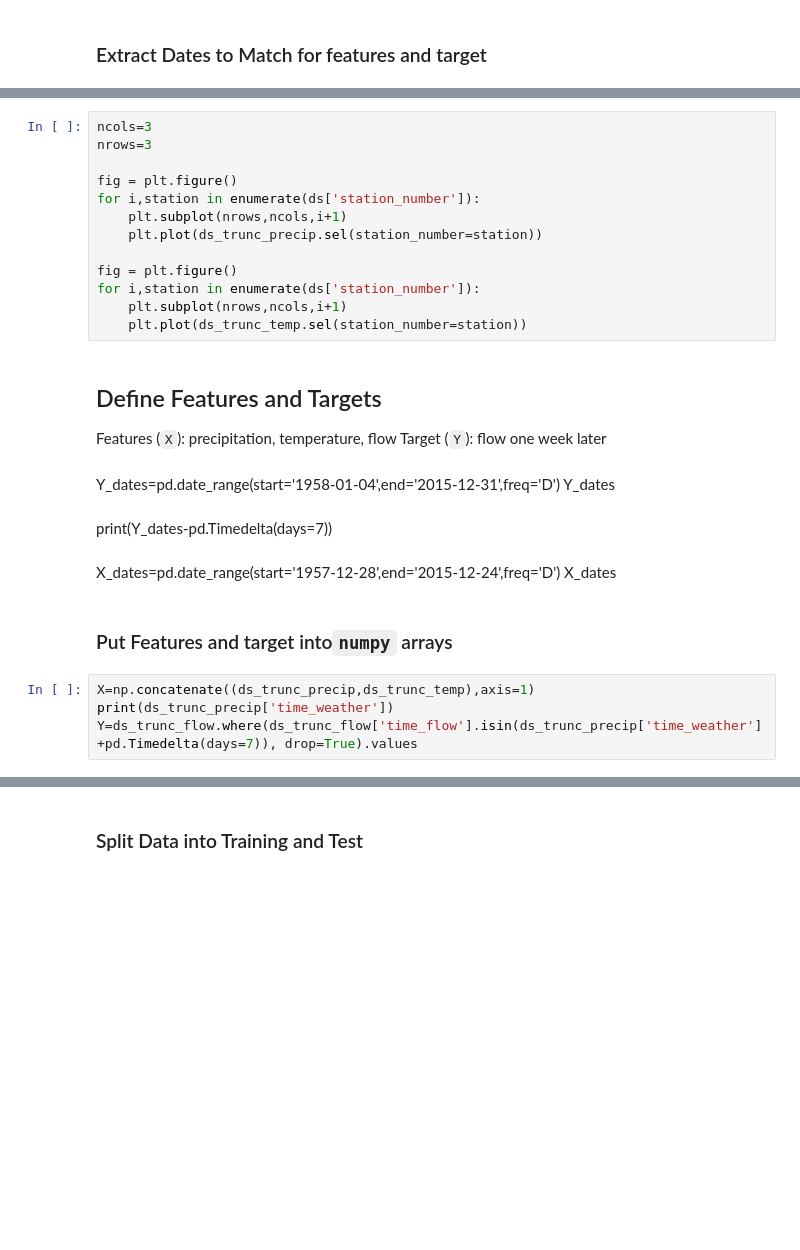
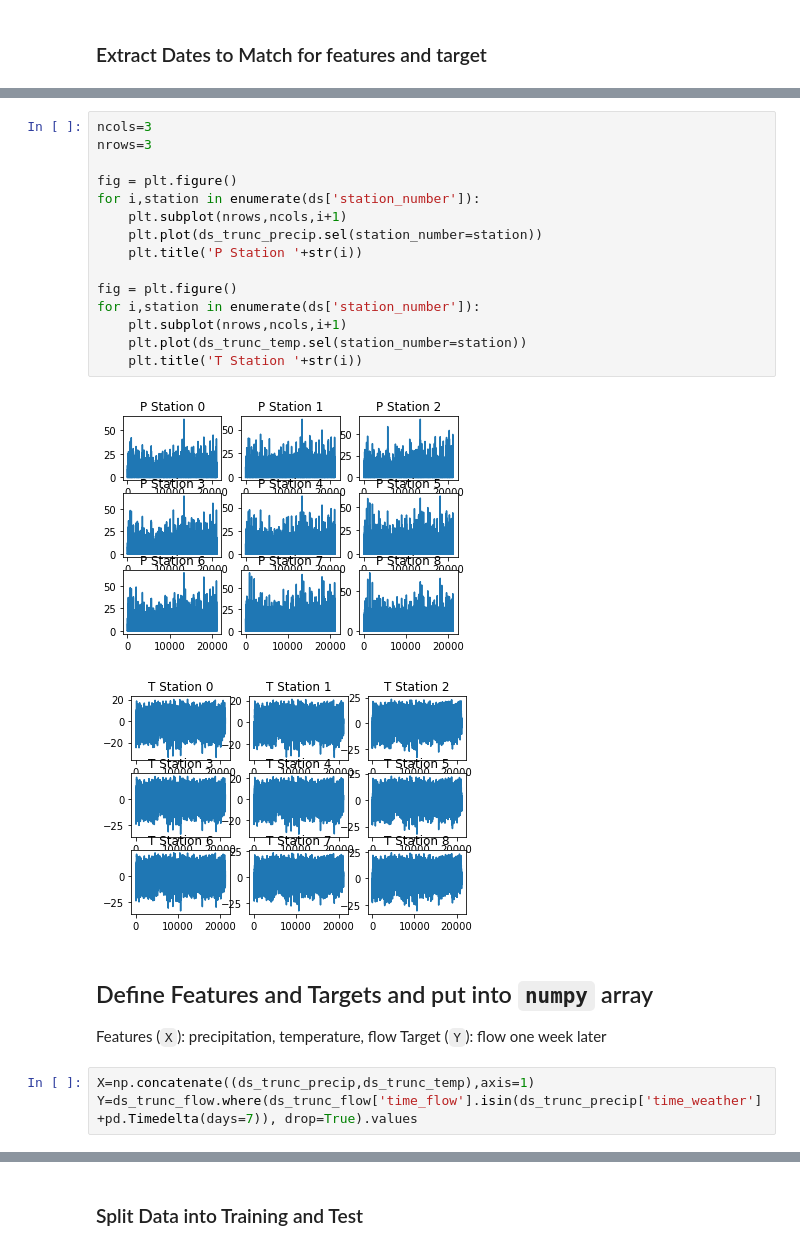
Before and after one commit to kpegion/riverflow, a Jupyter notebook: src/RiverFlow.ipynb, the cells around one changed output, grey strips where cells are left out. Saved outputs shown, nothing was run; the diff lists cells and outputs as text; blank space fills up the shorter version.

```diff
--- a/src/RiverFlow.ipynb
+++ b/src/RiverFlow.ipynb
@@ -116,33 +256,27 @@ plt.plot(ds_trunc_flow)
 # %%
 ncols=3
 nrows=3
 
 fig = plt.figure()
 for i,station in enumerate(ds['station_number']):
     plt.subplot(nrows,ncols,i+1)
     plt.plot(ds_trunc_precip.sel(station_number=station))
+    plt.title('P Station '+str(i))
 
 fig = plt.figure()
 for i,station in enumerate(ds['station_number']):
     plt.subplot(nrows,ncols,i+1)
     plt.plot(ds_trunc_temp.sel(station_number=station))
+    plt.title('T Station '+str(i))
+# %% [output]
+[figure, added]
+[figure, added]
 # %% [markdown]
-## Define Features and Targets
+## Define Features and Targets and put into `numpy` array
 Features (`X`): precipitation, temperature, flow
 Target (`Y`): flow one week later
-# %% [markdown]
-Y_dates=pd.date_range(start='1958-01-04',end='2015-12-31',freq='D')
-Y_dates
-# %% [markdown]
-print(Y_dates-pd.Timedelta(days=7))
-# %% [markdown]
-X_dates=pd.date_range(start='1957-12-28',end='2015-12-24',freq='D')
-X_dates
-# %% [markdown]
-### Put Features and target into`numpy` arrays
 # %%
 X=np.concatenate((ds_trunc_precip,ds_trunc_temp),axis=1)
-print(ds_trunc_precip['time_weather'])
 Y=ds_trunc_flow.where(ds_trunc_flow['time_flow'].isin(ds_trunc_precip['time_weather']+pd.Timedelta(days=7)), drop=True).values
 # %%
 print('Check Features and Target Dimensions')
```
Also changed, not shown: parts of 49 cells of this notebook, 1 other file.
